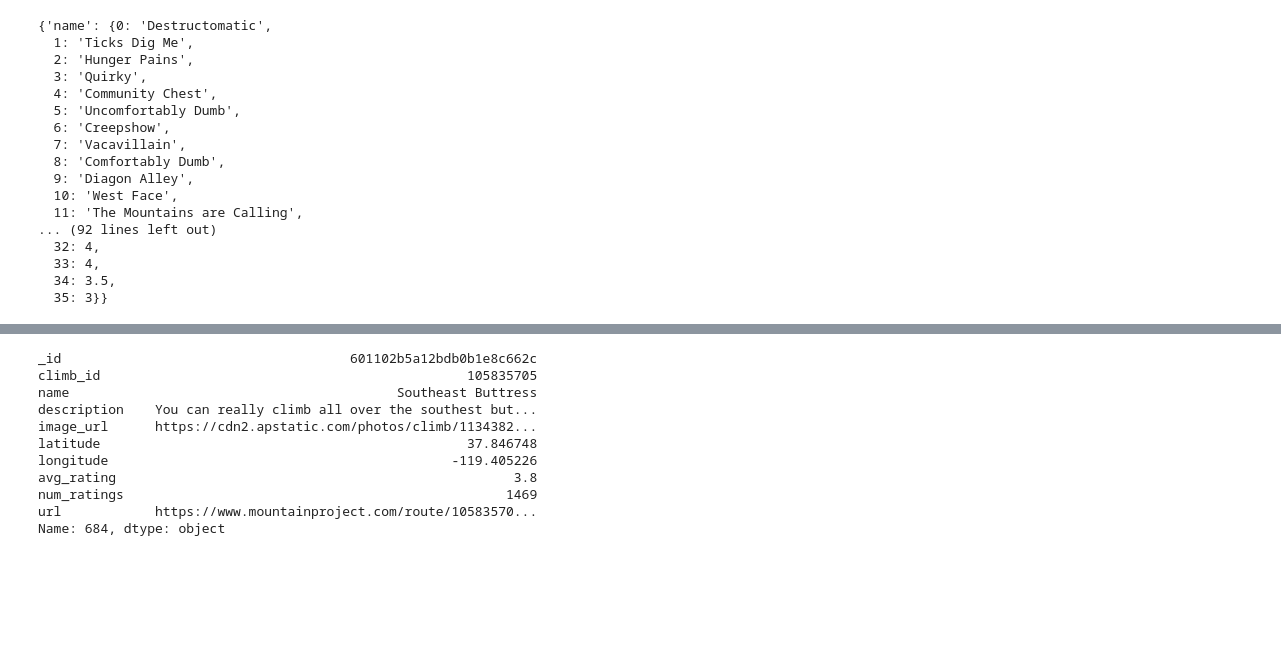
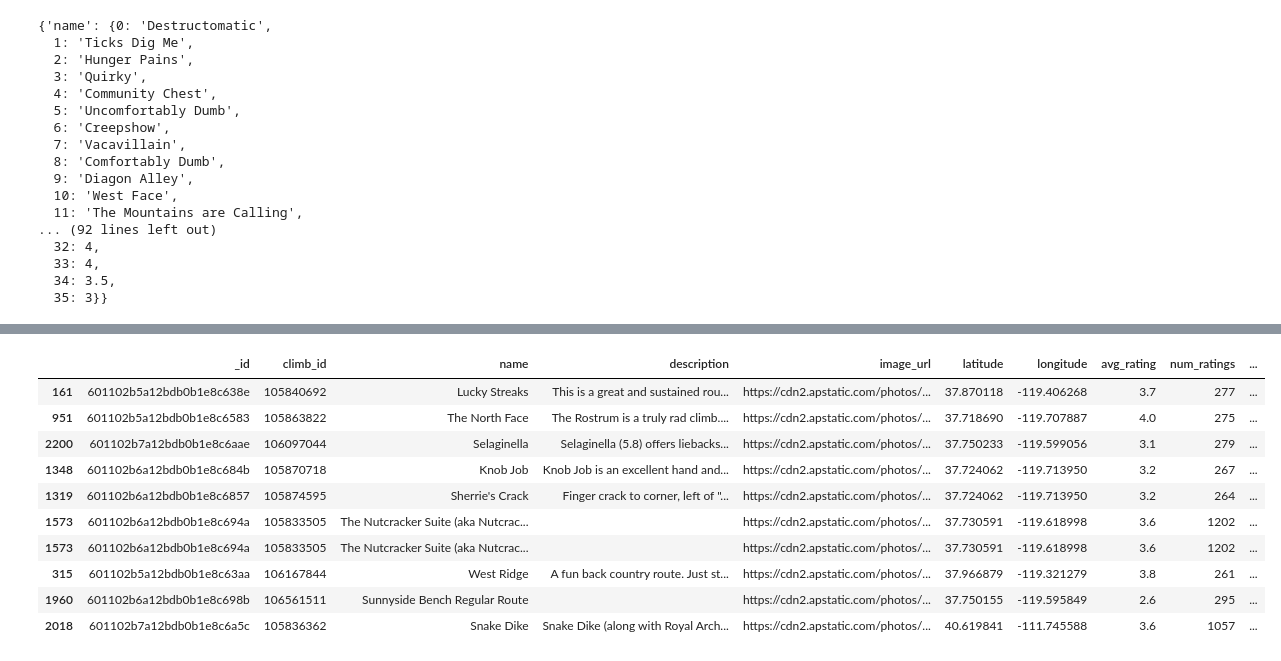
Before and after one commit to brentmin/Rock-Climbing-Recommender, a Jupyter notebook: notebooks/Cosine Similarity Recommender.ipynb, the cells around one changed output, grey strips where cells are left out. Saved outputs shown, nothing was run; the diff lists cells and outputs as text; code cells hidden in the pictures; blank space fills up the shorter version.

```diff
--- a/notebooks/Cosine Similarity Recommender.ipynb
+++ b/notebooks/Cosine Similarity Recommender.ipynb
@@ -131,14 +115,2 @@ fav_routes
 fav_routes_selected_attributes = fav_routes[['latitude', 'longitude', 'avg_rating', 'num_ratings']]
 df_selected_attributes = df[['latitude', 'longitude', 'avg_rating', 'num_ratings']]
-# %%
-def find_similarity(x):
-    similarity_scores = []
-    for index, row in df_selected_attributes.iterrows():
-        similarity_scores.append(cosine_similarity(np.array(x), [row.tolist()]))
-    m = max(similarity_scores)
-    return [i for i, j in enumerate(similarity_scores) if j == m]
-# %%
-indicies = []
-for index, row in fav_routes_selected_attributes.iterrows():
-    indicies = indicies + find_similarity([row.tolist()])
-indicies
@@ -150,0 +117,15 @@ indicies
+# %%
+def find_similarity(x, current_row):
+    output = pd.DataFrame(columns=['row', 'similarity_score', 'similar_to'])
+    for index, row in df_selected_attributes.iterrows():
+        similarity_score = round(cosine_similarity(np.array(x), [row.tolist()])[0][0], 6)
+        if similarity_score < 1:
+            output.loc[len(output.index)] = [index, similarity_score, 'test']
+    return output
+# %%
+#find row indicies in the database where the similarity scores are highest
+output = pd.DataFrame(columns=['row', 'similarity_score', 'similar_to'])
+for index, row in fav_routes_selected_attributes.iterrows():
+    output = output.append(find_similarity([row.tolist()], index), ignore_index=True)
+output = output.sort_values(by='similarity_score', ascending=False)[:n_recommendations]
+output
@@ -151,14 +144,14 @@ indicies
 # %%
-df.iloc[684]
+df.iloc[output['row']]
 # %% [output]
-_id                                     601102b5a12bdb0b1e8c662c
-climb_id                                               105835705
-name                                          Southeast Buttress
-description    You can really climb all over the southest but...
-image_url      https://cdn2.apstatic.com/photos/climb/1134382...
-latitude                                               37.846748
-longitude                                            -119.405226
-avg_rating                                                   3.8
-num_ratings                                                 1469
-url            https://www.mountainproject.com/route/10583570...
-Name: 684, dtype: object
+|  | _id | climb_id | name | description | image_url | latitude | longitude | avg_rating | num_ratings | ... |
+| 161 | 601102b5a12bdb0b1e8c638e | 105840692 | Lucky Streaks | This is a great and sustained rou... | https://cdn2.apstatic.com/photos/... | 37.870118 | -119.406268 | 3.7 | 277 | ... |
+| 951 | 601102b5a12bdb0b1e8c6583 | 105863822 | The North Face | The Rostrum is a truly rad climb.... | https://cdn2.apstatic.com/photos/... | 37.718690 | -119.707887 | 4.0 | 275 | ... |
+| 2200 | 601102b7a12bdb0b1e8c6aae | 106097044 | Selaginella | Selaginella (5.8) offers liebacks... | https://cdn2.apstatic.com/photos/... | 37.750233 | -119.599056 | 3.1 | 279 | ... |
+| 1348 | 601102b6a12bdb0b1e8c684b | 105870718 | Knob Job | Knob Job is an excellent hand and... | https://cdn2.apstatic.com/photos/... | 37.724062 | -119.713950 | 3.2 | 267 | ... |
+| 1319 | 601102b6a12bdb0b1e8c6857 | 105874595 | Sherrie's Crack | Finger crack to corner, left of "... | https://cdn2.apstatic.com/photos/... | 37.724062 | -119.713950 | 3.2 | 264 | ... |
+| 1573 | 601102b6a12bdb0b1e8c694a | 105833505 | The Nutcracker Suite (aka Nutcrac... |  | https://cdn2.apstatic.com/photos/... | 37.730591 | -119.618998 | 3.6 | 1202 | ... |
+| 1573 | 601102b6a12bdb0b1e8c694a | 105833505 | The Nutcracker Suite (aka Nutcrac... |  | https://cdn2.apstatic.com/photos/... | 37.730591 | -119.618998 | 3.6 | 1202 | ... |
+| 315 | 601102b5a12bdb0b1e8c63aa | 106167844 | West Ridge | A fun back country route. Just st... | https://cdn2.apstatic.com/photos/... | 37.966879 | -119.321279 | 3.8 | 261 | ... |
+| 1960 | 601102b6a12bdb0b1e8c698b | 106561511 | Sunnyside Bench Regular Route |  | https://cdn2.apstatic.com/photos/... | 37.750155 | -119.595849 | 2.6 | 295 | ... |
+| 2018 | 601102b7a12bdb0b1e8c6a5c | 105836362 | Snake Dike | Snake Dike (along with Royal Arch... | https://cdn2.apstatic.com/photos/... | 40.619841 | -111.745588 | 3.6 | 1057 | ... |
```
Also changed, not shown: parts of 16 cells of this notebook.
